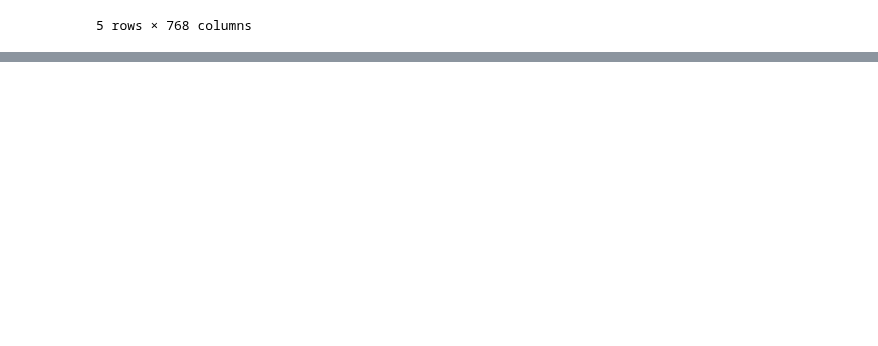
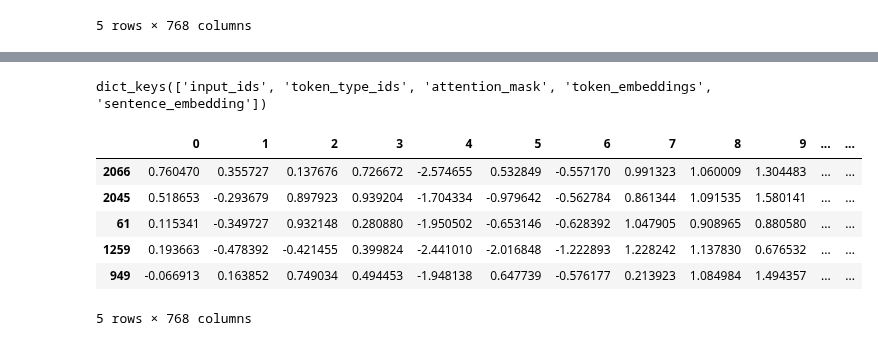
Before and after one commit to g-fabiani4-unipi/txa_project, a Jupyter notebook: src/sentence_embeddings.ipynb, the cells around one changed output, grey strips where cells are left out. Saved outputs shown, nothing was run; the diff lists cells and outputs as text; code cells hidden in the pictures; blank space fills up the shorter version.

Commit message:
Added model AlBERTo (pretrained on tweets)

```diff
--- a/src/sentence_embeddings.ipynb
+++ b/src/sentence_embeddings.ipynb
@@ -145,0 +189,2 @@ sent_embeddings_df.to_csv(results_dir / sent_embs_csv)
+# %%
+model_name = "m-polignano-uniba/bert_uncased_L-12_H-768_A-12_italian_alb3rt0"
@@ -145,0 +209,3 @@ sent_embeddings_df.to_csv(results_dir / sent_embs_csv)
+# %%
+model = SentenceTransformer(model_name)
+outputs = model.encode(train_docs, output_value=None, convert_to_numpy=True ,batch_size=16, show_progress_bar=True)
@@ -145,0 +214,18 @@ sent_embeddings_df.to_csv(results_dir / sent_embs_csv)
+# %%
+outputs[0].keys()
+# %% [output]
+dict_keys(['input_ids', 'token_type_ids', 'attention_mask', 'token_embeddings', 'sentence_embedding'])
+# %%
+cls_embeddings = [output['token_embeddings'][0] for output in outputs]
+sent_embeddings = [output['sentence_embedding'] for output in outputs]
+# %%
+cls_embeddings_df = pd.DataFrame(torch.stack(cls_embeddings), index=[doc['id'] for doc in train_set])
+cls_embeddings_df.head()
+# %% [output]
+|  | 0 | 1 | 2 | 3 | 4 | 5 | 6 | 7 | 8 | 9 | ... | ... |
+| 2066 | 0.760470 | 0.355727 | 0.137676 | 0.726672 | -2.574655 | 0.532849 | -0.557170 | 0.991323 | 1.060009 | 1.304483 | ... | ... |
+| 2045 | 0.518653 | -0.293679 | 0.897923 | 0.939204 | -1.704334 | -0.979642 | -0.562784 | 0.861344 | 1.091535 | 1.580141 | ... | ... |
+| 61 | 0.115341 | -0.349727 | 0.932148 | 0.280880 | -1.950502 | -0.653146 | -0.628392 | 1.047905 | 0.908965 | 0.880580 | ... | ... |
+| 1259 | 0.193663 | -0.478392 | -0.421455 | 0.399824 | -2.441010 | -2.016848 | -1.222893 | 1.228242 | 1.137830 | 0.676532 | ... | ... |
+| 949 | -0.066913 | 0.163852 | 0.749034 | 0.494453 | -1.948138 | 0.647739 | -0.576177 | 0.213923 | 1.084984 | 1.494357 | ... | ... |
+5 rows × 768 columns
```
Also changed, not shown: parts of 13 cells of this notebook.
